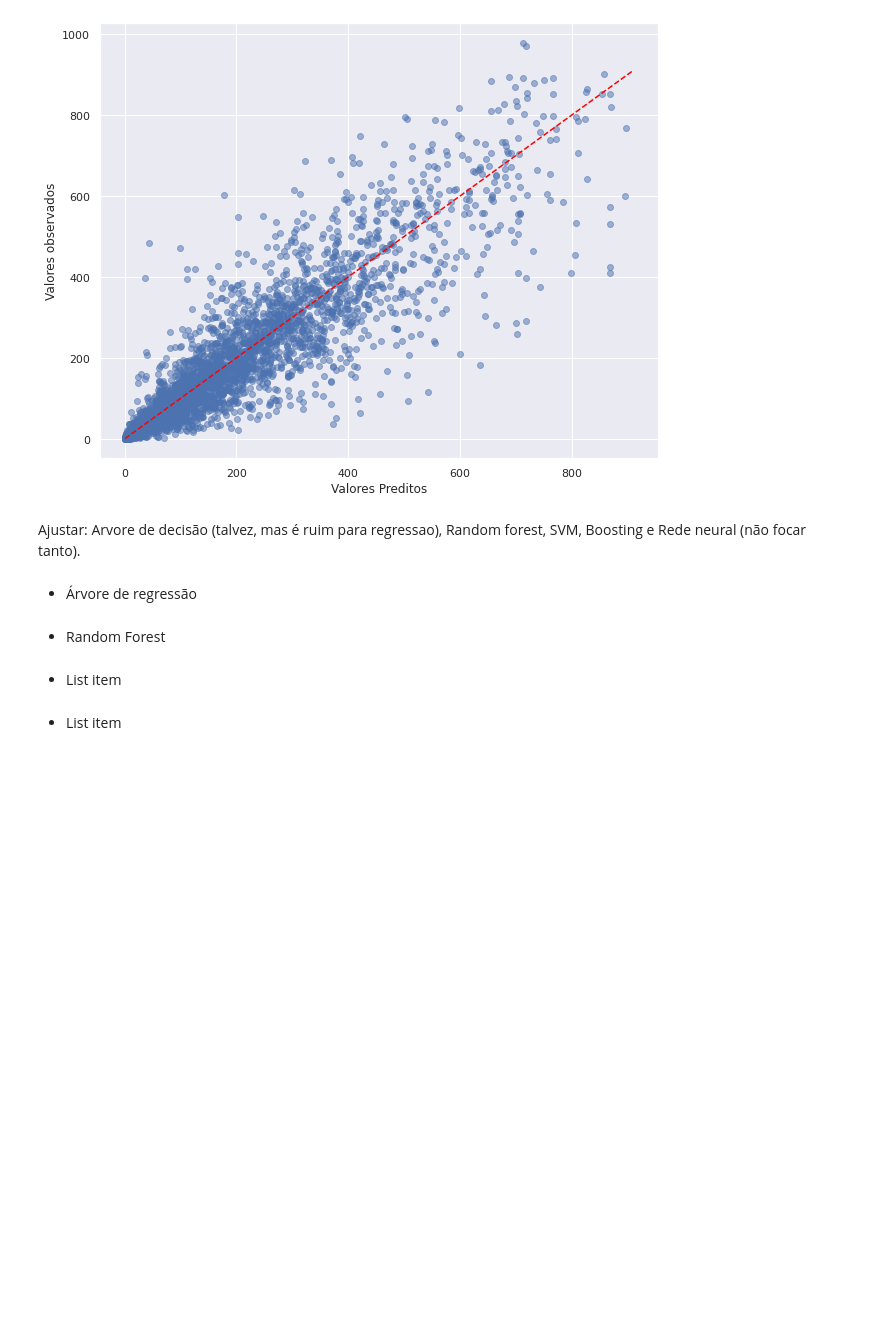
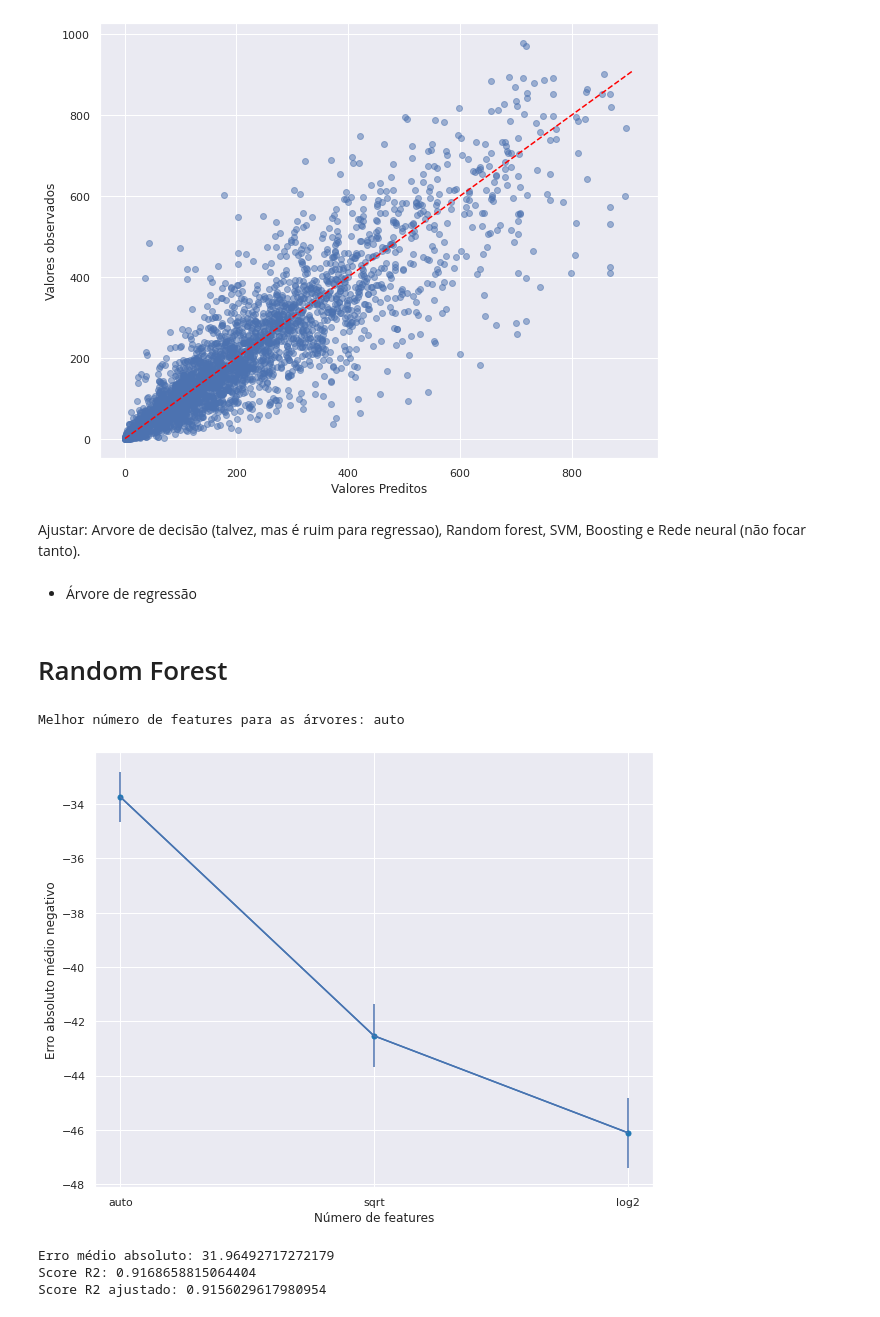
Before and after one commit to Monoxido45/Bike_sharing_AM, a Jupyter notebook: trabalho_1_bicicletas.ipynb, the cells around one changed output. Saved outputs shown, nothing was run; the diff lists cells and outputs as text; code cells hidden in the pictures; blank space fills up the shorter version.

Commit message:
Random forest, xgboost e SVM tunados por otimização bayesiana. Figuras salvas no drive

```diff
--- a/trabalho_1_bicicletas.ipynb
+++ b/trabalho_1_bicicletas.ipynb
@@ -587,8 +616,56 @@ Ajustar: Arvore de decisão (talvez, mas é ruim para regressao), Random forest,
 
 *   Árvore de regressão
 # %% [markdown]
-*   Random Forest
+#   Random Forest
-# %% [markdown]
-*   List item
-# %% [markdown]
-*   List item
+# %%
+# grid para a profundidade das arvores
+max_features = ["auto", "sqrt", "log2"]
+hyperpar_rfr = dict(max_features = max_features)
+
+from sklearn.ensemble import RandomForestRegressor
+rfr_cv = RandomForestRegressor(n_estimators = 500)
+
+# grid search
+
+clf_rfr = GridSearchCV(rfr_cv, hyperpar_rfr, cv = 10, scoring = "neg_mean_absolute_error")
+
+# fitando e achando o melhor modelo
+best_model = clf_rfr.fit(X_train, y_train)
+
+# melhor profundidade
+print('Melhor número de features para as árvores:', best_model.best_estimator_.get_params()['max_features'])
+# %% [output]
+Melhor número de features para as árvores: auto
+# %%
+historic = pd.DataFrame(best_model.cv_results_)
+
+plt.figure(figsize = (10, 8))
+plt.plot(historic['param_max_features'], historic['mean_test_score'],color = "tab:blue",
+         marker = '.', markersize = 10)
+plt.errorbar(historic['param_max_features'],
+            historic['mean_test_score'],
+            yerr = historic['std_test_score'],
+            fmt = '-')
+plt.xlabel(r"Número de features")
+plt.ylabel(r"Erro absoluto médio negativo")
+plt.savefig(f"{images_dir}/tunagem_rf.pdf")
+plt.show()
+# %% [output]
+[figure, added]
+# %%
+rfr = RandomForestRegressor(n_estimators = 500, max_features = "auto")
+rfr.fit(X_train, y_train)
+
+rfr_preds = rfr.predict(X_test)
+
+# score r2 e erro absoluto medio
+mae_rfr = mean_absolute_error(y_test, rfr_preds)
+r2_rfr = r2_score(y_test, rfr_preds)
+
+print("Erro médio absoluto: {}".format(mae_rfr))
+print("Score R2: {}".format(r2_rfr))
+print("Score R2 ajustado: {}".format(adjusted_r2(y_test, rfr_preds, X_test)))
+# %% [output]
+Erro médio absoluto: 31.96492717272179
+Score R2: 0.9168658815064404
+Score R2 ajustado: 0.9156029617980954
```
Also changed, not shown: parts of 68 cells of this notebook.
